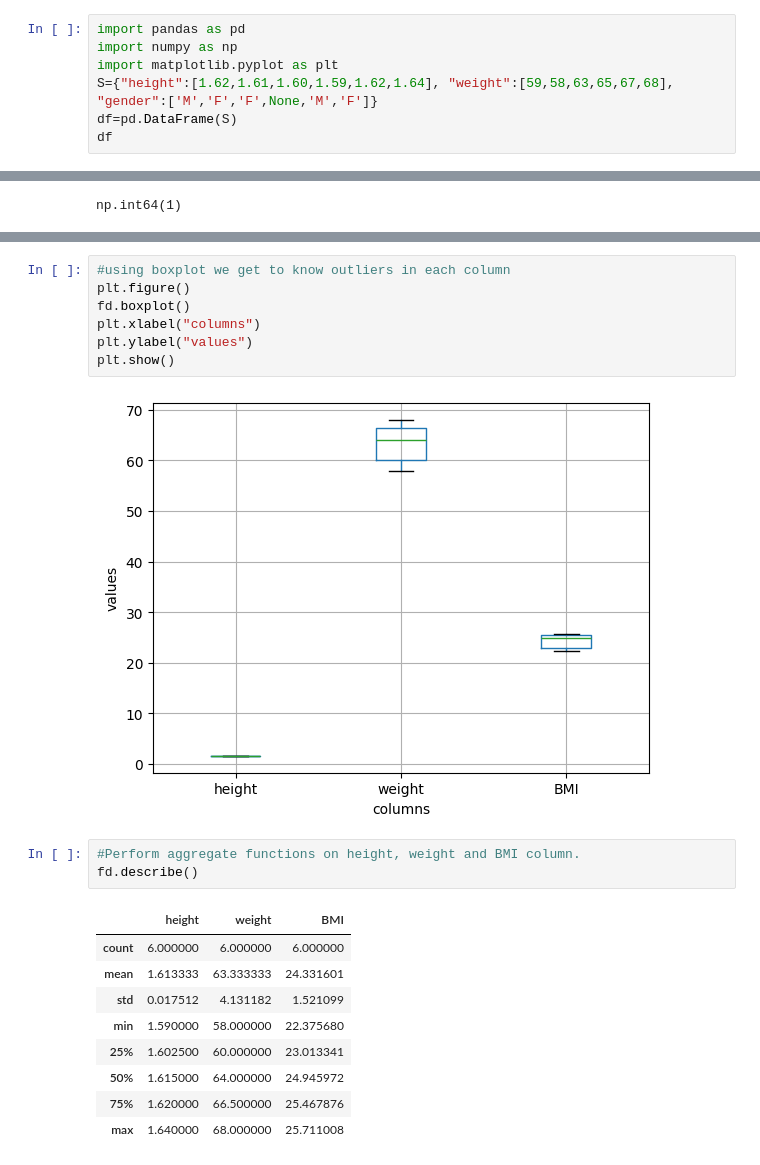
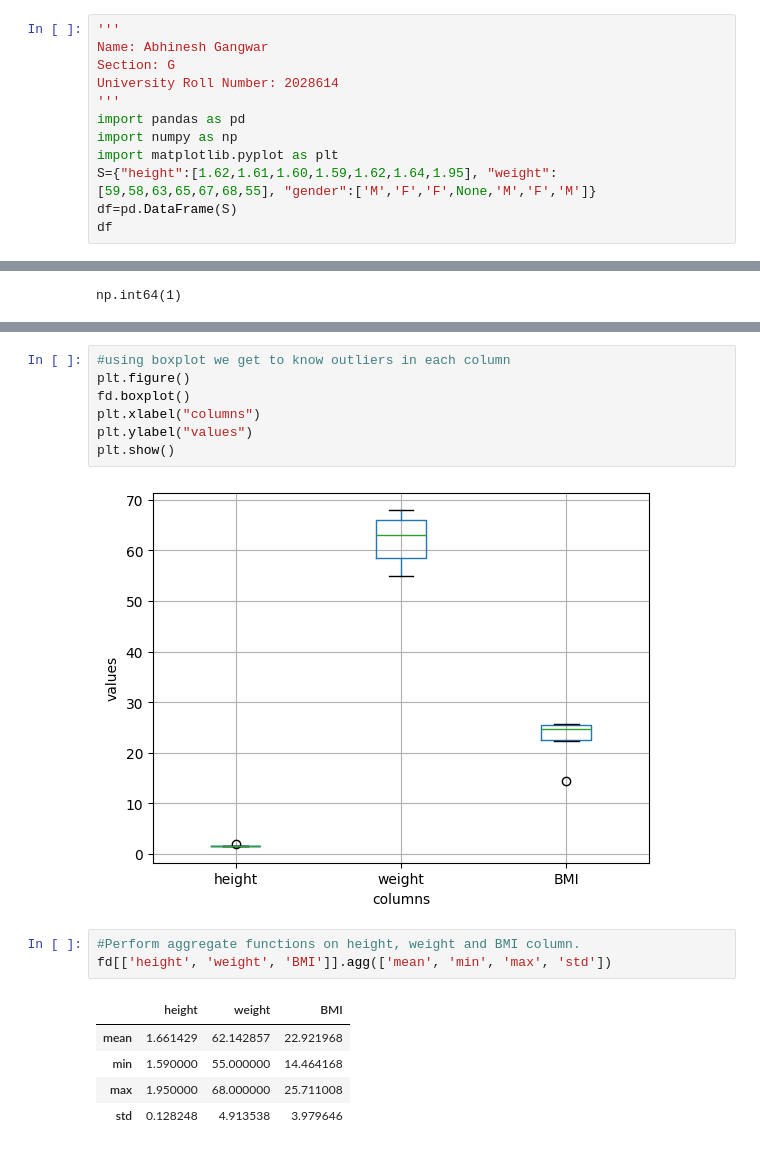
Before and after one commit to strange-exe/ml-lab, a Jupyter notebook: Termwork/2.ipynb, the cells around one changed output, grey strips where cells are left out. Cells and saved outputs as stored; diff of their text form.

```diff
--- a/Termwork/2.ipynb
+++ b/Termwork/2.ipynb
@@ -18,8 +1,13 @@ xi. Find the entries where BMI is less than 20
 # %%
+'''
+Name: Abhinesh Gangwar
+Section: G
+University Roll Number: 2028614
+'''
 import pandas as pd
 import numpy as np
 import matplotlib.pyplot as plt
-S={"height":[1.62,1.61,1.60,1.59,1.62,1.64], "weight":[59,58,63,65,67,68], "gender":['M','F','F',None,'M','F']}
+S={"height":[1.62,1.61,1.60,1.59,1.62,1.64,1.95], "weight":[59,58,63,65,67,68,55], "gender":['M','F','F',None,'M','F','M']}
 df=pd.DataFrame(S)
 df
 # %% [output]
@@ -122,19 +120,15 @@ plt.xlabel("columns")
 plt.ylabel("values")
 plt.show()
 # %% [output]
-[figure, old version]
+[figure, new version]
 # %%
 #Perform aggregate functions on height, weight and BMI column.
-fd.describe()
+fd[['height', 'weight', 'BMI']].agg(['mean', 'min', 'max', 'std'])
 # %% [output]
 |  | height | weight | BMI |
-| count | 6.000000 | 6.000000 | 6.000000 |
-| mean | 1.613333 | 63.333333 | 24.331601 |
-| std | 0.017512 | 4.131182 | 1.521099 |
-| min | 1.590000 | 58.000000 | 22.375680 |
-| 25% | 1.602500 | 60.000000 | 23.013341 |
-| 50% | 1.615000 | 64.000000 | 24.945972 |
-| 75% | 1.620000 | 66.500000 | 25.467876 |
-| max | 1.640000 | 68.000000 | 25.711008 |
+| mean | 1.661429 | 62.142857 | 22.921968 |
+| min | 1.590000 | 55.000000 | 14.464168 |
+| max | 1.950000 | 68.000000 | 25.711008 |
+| std | 0.128248 | 4.913538 | 3.979646 |
 # %%
 # Find the entries where BMI is less than 20
```
Also changed, not shown: parts of 10 cells of this notebook.
